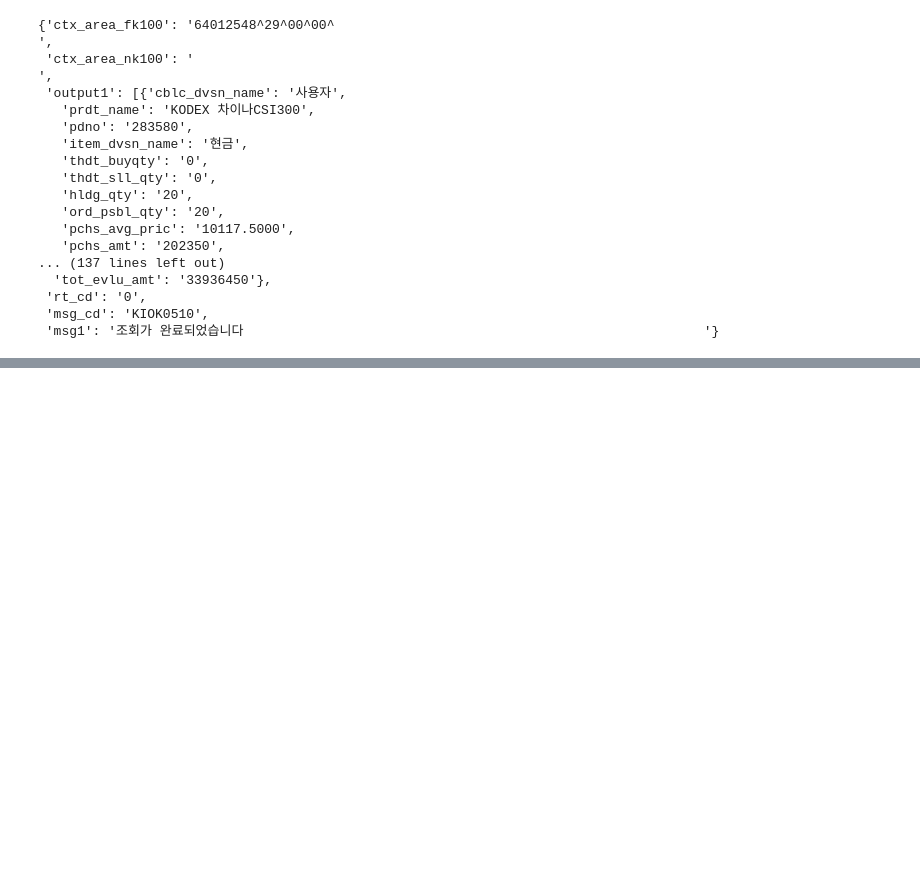
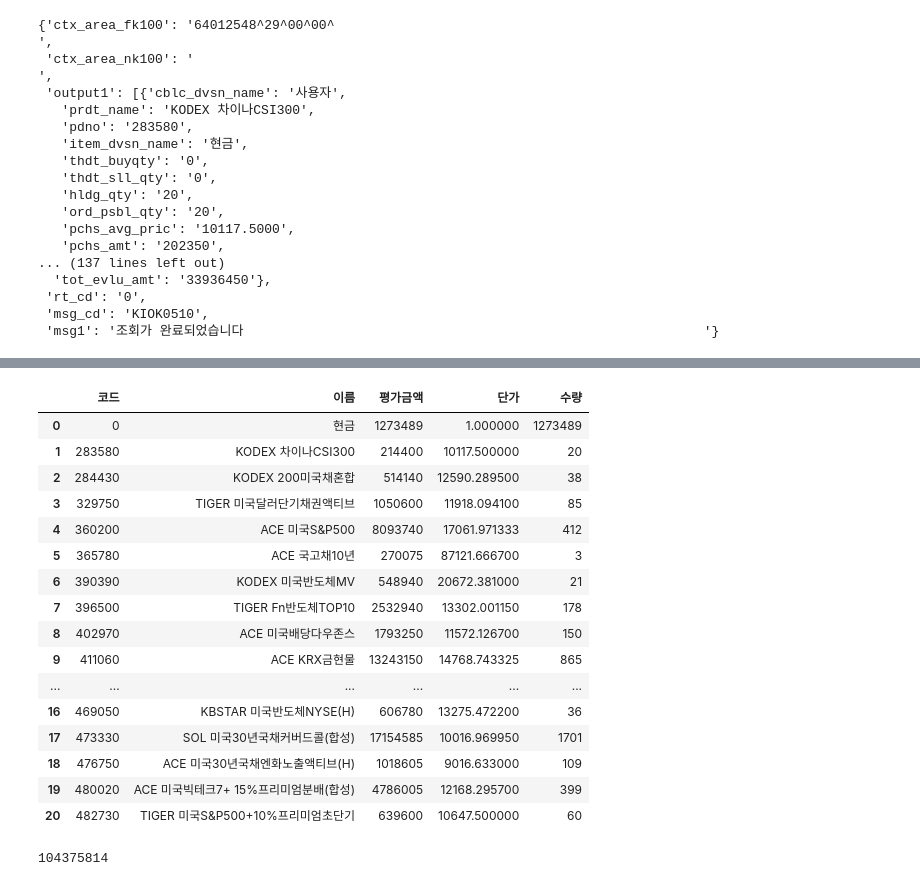
Before and after one commit to birdblues/kbtest, a Jupyter notebook: test01.ipynb, the cells around one changed output, grey strips where cells are left out. Drawn from its saved outputs; the diff is of its cells as text; code cells hidden in the pictures; blank space fills up the shorter version.

```diff
--- a/test01.ipynb
+++ b/test01.ipynb
@@ -230,0 +239,34 @@ df_3
+# %%
+# 그룹화하여 조건에 맞게 계산
+result = df.groupby('코드').agg({
+    '이름': 'first',
+    '평가금액': 'sum',
+    '단가': 'mean',
+    '수량': 'sum'
+}).reset_index()
+
+# 결과 출력
+result
+# %% [output]
+|  | 코드 | 이름 | 평가금액 | 단가 | 수량 |
+| 0 | 0 | 현금 | 1273489 | 1.000000 | 1273489 |
+| 1 | 283580 | KODEX 차이나CSI300 | 214400 | 10117.500000 | 20 |
+| 2 | 284430 | KODEX 200미국채혼합 | 514140 | 12590.289500 | 38 |
+| 3 | 329750 | TIGER 미국달러단기채권액티브 | 1050600 | 11918.094100 | 85 |
+| 4 | 360200 | ACE 미국S&P500 | 8093740 | 17061.971333 | 412 |
+| 5 | 365780 | ACE 국고채10년 | 270075 | 87121.666700 | 3 |
+| 6 | 390390 | KODEX 미국반도체MV | 548940 | 20672.381000 | 21 |
+| 7 | 396500 | TIGER Fn반도체TOP10 | 2532940 | 13302.001150 | 178 |
+| 8 | 402970 | ACE 미국배당다우존스 | 1793250 | 11572.126700 | 150 |
+| 9 | 411060 | ACE KRX금현물 | 13243150 | 14768.743325 | 865 |
+| ... | ... | ... | ... | ... | ... |
+| 16 | 469050 | KBSTAR 미국반도체NYSE(H) | 606780 | 13275.472200 | 36 |
+| 17 | 473330 | SOL 미국30년국채커버드콜(합성) | 17154585 | 10016.969950 | 1701 |
+| 18 | 476750 | ACE 미국30년국채엔화노출액티브(H) | 1018605 | 9016.633000 | 109 |
+| 19 | 480020 | ACE 미국빅테크7+ 15%프리미엄분배(합성) | 4786005 | 12168.295700 | 399 |
+| 20 | 482730 | TIGER 미국S&P500+10%프리미엄초단기 | 639600 | 10647.500000 | 60 |
+# %%
+eval_total = result['평가금액'].sum()
+eval_total
+# %% [output]
+104375814
```
Also changed, not shown: parts of 6 cells of this notebook.
